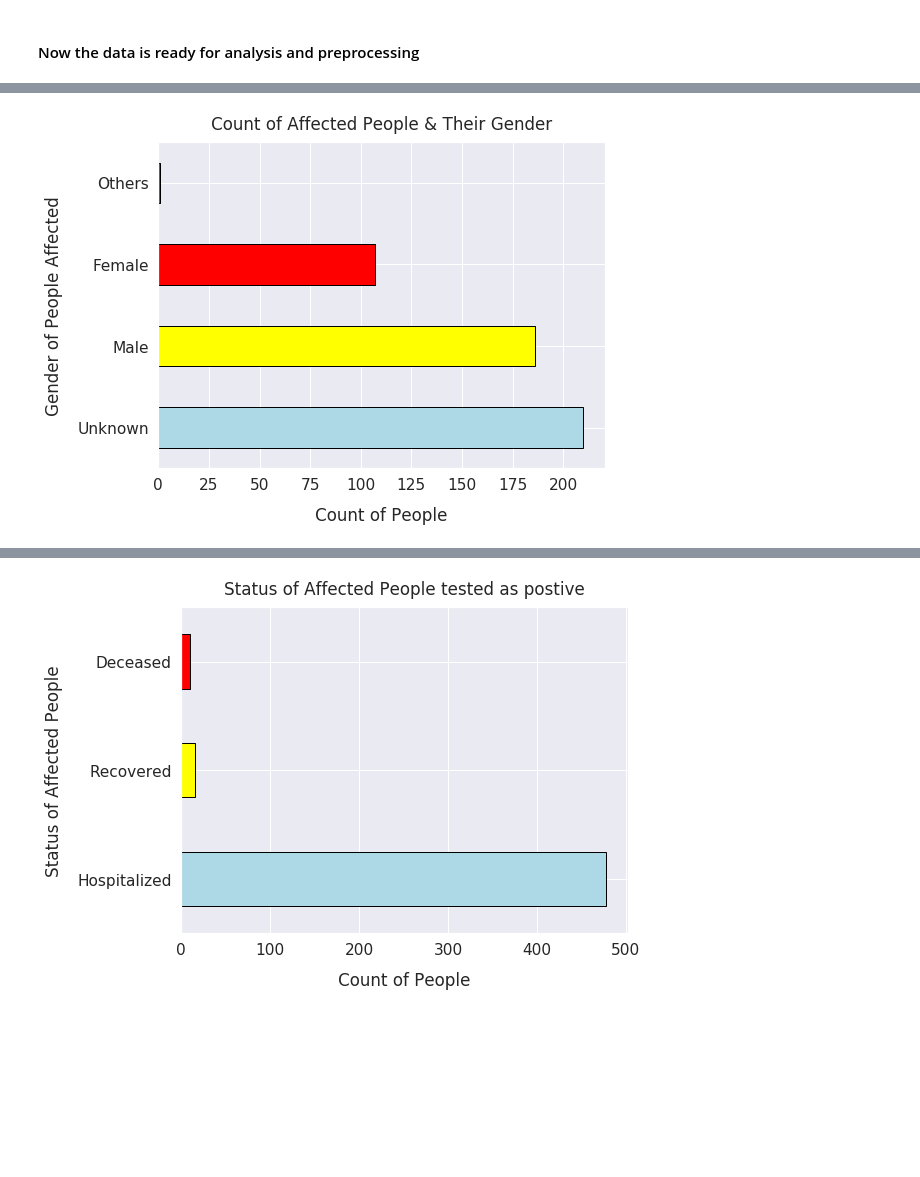
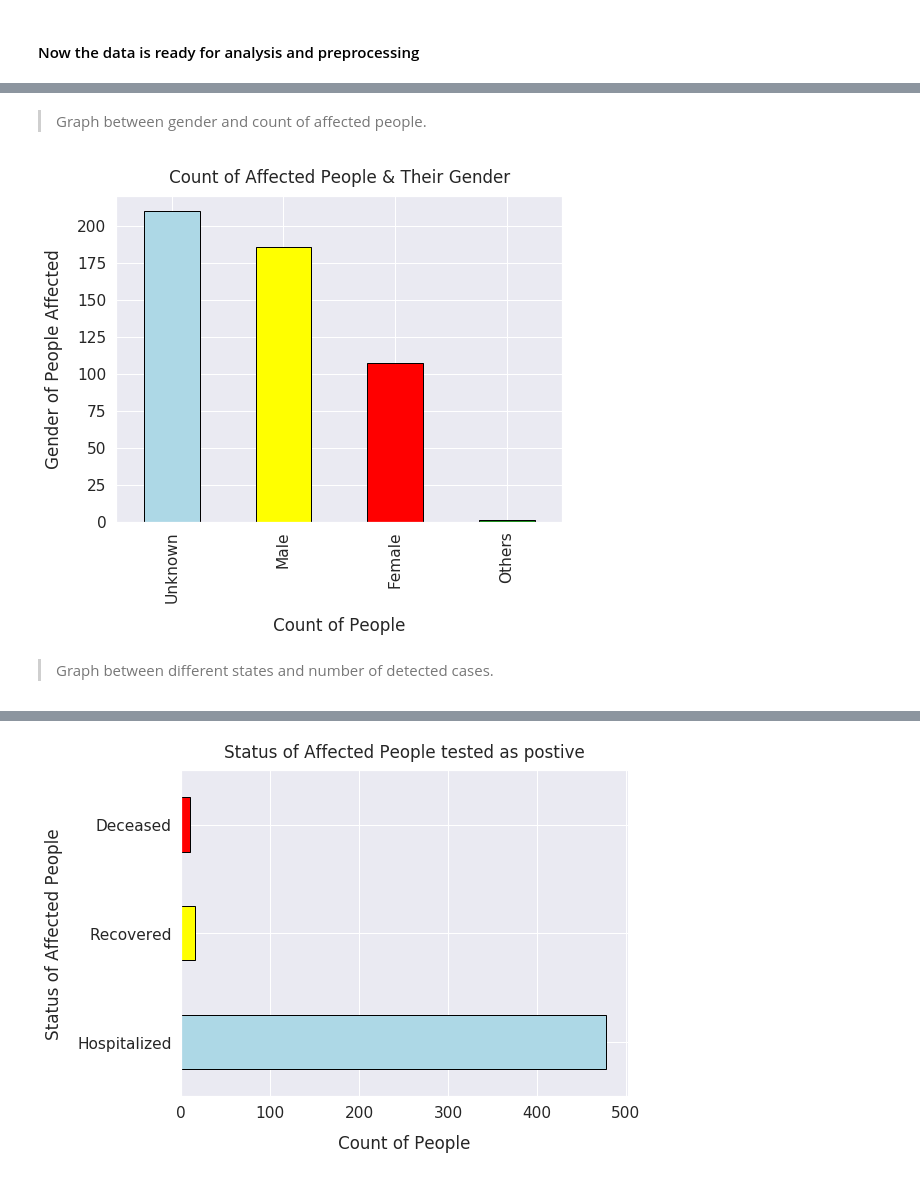
Before and after one commit to samacker77/COVID19-India-Analysis, a Jupyter notebook: notebook.ipynb, the cells around one changed output, grey strips where cells are left out. Saved outputs shown, nothing was run; the diff lists cells and outputs as text; code cells hidden in the pictures; blank space fills up the shorter version.

```diff
--- a/notebook.ipynb
+++ b/notebook.ipynb
@@ -176,0 +176,2 @@ plt.title("Count of People Affected & Their Nationality", y=1.02);
+# %%
+data['Nationality']=data['Nationality'].replace('Indian','India')
@@ -177,12 +197,16 @@ plt.title("Count of People Affected & Their Nationality", y=1.02);
+# %% [markdown]
+> Graph between gender and count of affected people.
 # %%
-data['Gender'].value_counts().plot(kind='barh', figsize=(8, 6), edgecolor='black',
+data['Gender'].value_counts().plot(kind='bar', figsize=(8, 6), edgecolor='black',
                                               color=['lightblue', 'yellow','red', 'green', 'blue', 'cyan']);
 
 plt.ylabel("Gender of People Affected", labelpad=14)
 plt.xlabel("Count of People", labelpad=14)
 plt.title("Count of Affected People & Their Gender", y=1.02);
 # %% [output]
-[figure, old version]
+[figure, new version]
+# %% [markdown]
+> Graph between different states and number of detected cases.
 # %%
 data['Detected state'].value_counts().plot(kind='barh', figsize=(10, 8), edgecolor='black',
                                               color=(0.1, 0.2, 0.3, 0.4));
```
Also changed, not shown: parts of 14 cells of this notebook.
